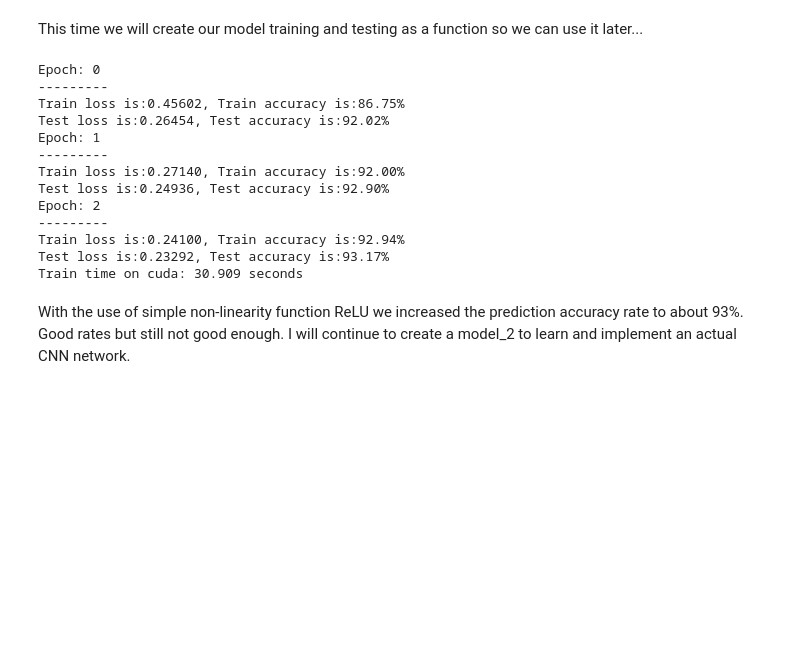
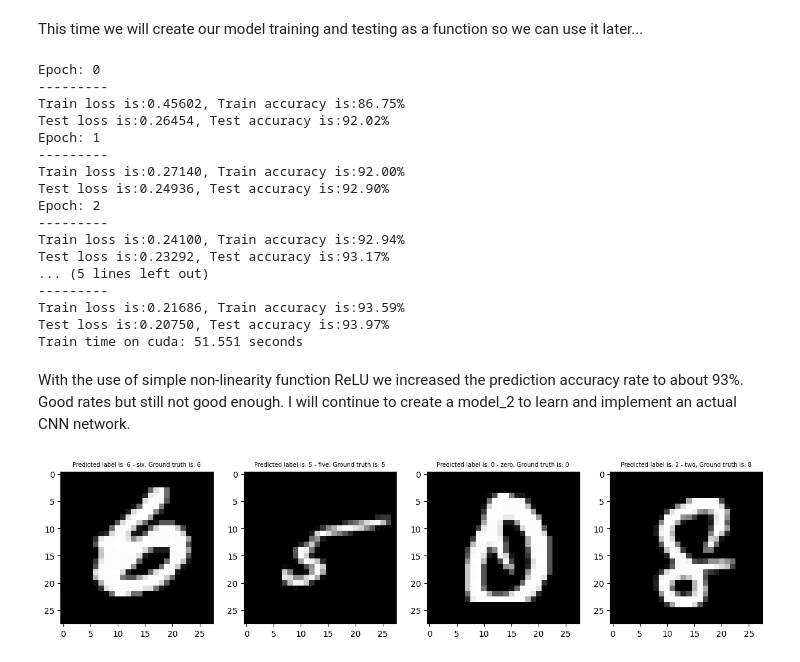
Before and after one commit to haldonmez/mnist-digit-recognizer, a Jupyter notebook: MNIST_Model_1.ipynb, the cells around one changed output. Cells and saved outputs as stored; diff of their text form; code cells hidden in the pictures; blank space fills up the shorter version.

Commit message:
Prediction comparing addition. 4 figures to compare the ground truth and the prediction added.

```diff
--- a/MNIST_Model_1.ipynb
+++ b/MNIST_Model_1.ipynb
@@ -171,7 +185,7 @@ from tqdm.auto import tqdm
 from timeit import default_timer as timer
 train_time_start_on_gpu = timer()
 
-epochs = 3
+epochs = 5
 for epoch in tqdm(range(epochs)):
     print(f"Epoch: {epoch}\n---------")
     train_part(data_loader=train_dataloader,
@@ -204,8 +218,64 @@ Epoch: 2
 ---------
 Train loss is:0.24100, Train accuracy is:92.94%
 Test loss is:0.23292, Test accuracy is:93.17%
-Train time on cuda: 30.909 seconds
+... (5 lines left out)
+---------
+Train loss is:0.21686, Train accuracy is:93.59%
+Test loss is:0.20750, Test accuracy is:93.97%
+Train time on cuda: 51.551 seconds
 # %% [markdown]
 With the use of simple non-linearity function ReLU we increased the prediction accuracy rate to about 93%.
 Good rates but still not good enough.
 I will continue to create a model_2 to learn and implement an actual CNN network.
+# %%
+import random
+import matplotlib.pyplot as plt
+
+# Getting a random image and a label from the ground truth. Using test_dataloader because our model
+# hasn't seen the test_dataloader data yet.
+image1, label1 = test_dataloader.dataset[random.randint(0, len(test_dataloader.dataset) - 1)]
+image2, label2 = test_dataloader.dataset[random.randint(0, len(test_dataloader.dataset) - 1)]
+image3, label3 = test_dataloader.dataset[random.randint(0, len(test_dataloader.dataset) - 1)]
+image4, label4 = test_dataloader.dataset[random.randint(0, len(test_dataloader.dataset) - 1)]
+
+image1 = image1.to(device)
+image2 = image2.to(device)
+image3 = image3.to(device)
+image4 = image4.to(device)
+
+# Putting the random image selected above to our mode and getting the output shape.
+model_1.eval()
+with torch.inference_mode():
+    prediction1 = model_1(image1)
+    prediction2 = model_1(image2)
+    prediction3 = model_1(image3)
+    prediction4 = model_1(image4)
+
+# Getting our real prediction using argmax to reach the highest index.
+predicted_label1 = prediction1.argmax(dim=1).item()
+predicted_label2 = prediction2.argmax(dim=1).item()
+predicted_label3 = prediction3.argmax(dim=1).item()
+predicted_label4 = prediction4.argmax(dim=1).item()
+
+image1 = image1.to("cpu")
+image2 = image2.to("cpu")
+image3 = image3.to("cpu")
+image4 = image4.to("cpu")
+# Create a figure with four subplots with the selected sizes.
+fig, (ax1, ax2, ax3, ax4) = plt.subplots(1, 4, figsize=(15, 35))
+
+# Display the images
+ax1.imshow(image1.squeeze(), cmap="gray")
+ax2.imshow(image2.squeeze(), cmap="gray")
+ax3.imshow(image3.squeeze(), cmap="gray")
+ax4.imshow(image4.squeeze(), cmap="gray")
+
+# Set the titles with the predicted labels
+ax1.set_title(f"Predicted label is: {train_data.classes[predicted_label1]}, Ground truth is: {label1}", fontsize=7)
+ax2.set_title(f"Predicted label is: {train_data.classes[predicted_label2]}, Ground truth is: {label2}", fontsize=7)
+ax3.set_title(f"Predicted label is: {train_data.classes[predicted_label3]}, Ground truth is: {label3}", fontsize=7)
+ax4.set_title(f"Predicted label is: {train_data.classes[predicted_label4]}, Ground truth is: {label4}", fontsize=7)
+
+plt.show()
+# %% [output]
+[figure, added]
```
Also changed, not shown: parts of 1 cell of this notebook.
